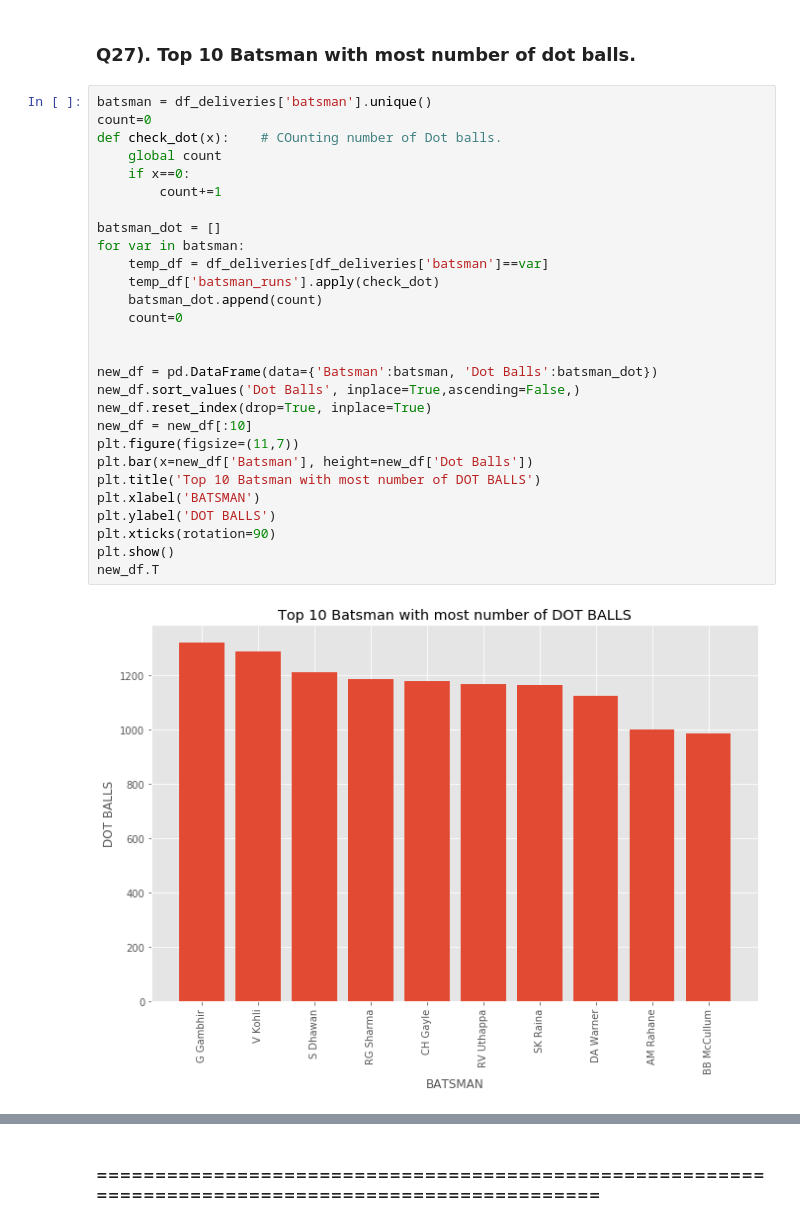
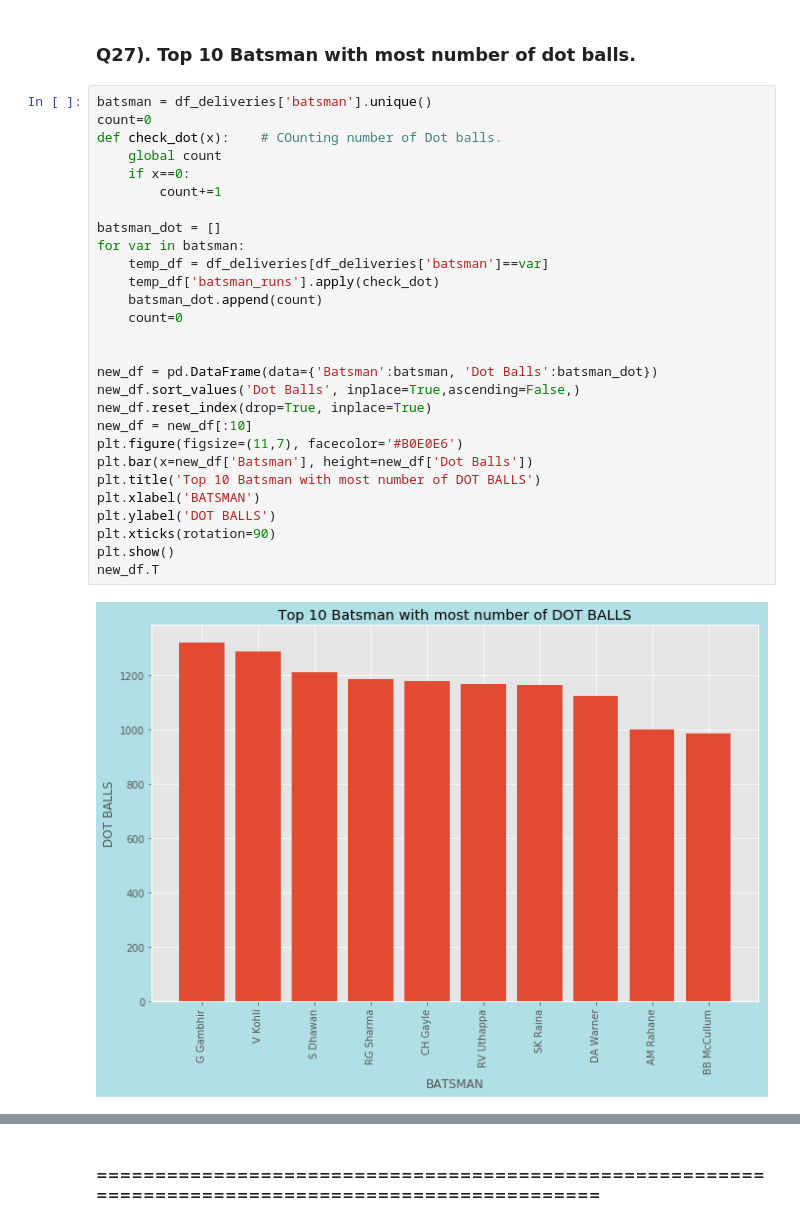
Before and after one commit to rahul-72/IPL_Dataset_Analysis, a Jupyter notebook: ipl.ipynb, the cells around one changed output, grey strips where cells are left out. Saved outputs shown, nothing was run; the diff lists cells and outputs as text.

```diff
--- a/ipl.ipynb
+++ b/ipl.ipynb
@@ -704,33 +706,33 @@ new_df.T
 # %%
 batsman = df_deliveries['batsman'].unique()
 count=0
 def check_dot(x):    # COunting number of Dot balls.
     global count
     if x==0:
         count+=1
 
 batsman_dot = []
 for var in batsman:
     temp_df = df_deliveries[df_deliveries['batsman']==var]
     temp_df['batsman_runs'].apply(check_dot)
     batsman_dot.append(count)
     count=0
 
 
 new_df = pd.DataFrame(data={'Batsman':batsman, 'Dot Balls':batsman_dot})
 new_df.sort_values('Dot Balls', inplace=True,ascending=False,)
 new_df.reset_index(drop=True, inplace=True)
 new_df = new_df[:10]
-plt.figure(figsize=(11,7))
+plt.figure(figsize=(11,7), facecolor='#B0E0E6')
 plt.bar(x=new_df['Batsman'], height=new_df['Dot Balls'])
 plt.title('Top 10 Batsman with most number of DOT BALLS')
 plt.xlabel('BATSMAN')
 plt.ylabel('DOT BALLS')
 plt.xticks(rotation=90)
 plt.show()
 new_df.T
 # %% [output]
-[figure, old version]
+[figure, new version]
 |  | 0 | 1 | 2 | 3 | 4 | 5 | 6 | 7 | 8 | 9 |
 | Batsman | G Gambhir | V Kohli | S Dhawan | RG Sharma | CH Gayle | RV Uthappa | SK Raina | DA Warner | AM Rahane | BB McCullum |
 | Dot Balls | 1318 | 1287 | 1210 | 1185 | 1178 | 1165 | 1163 | 1124 | 1001 | 985 |
```
Also changed, not shown: parts of 10 cells of this notebook.
